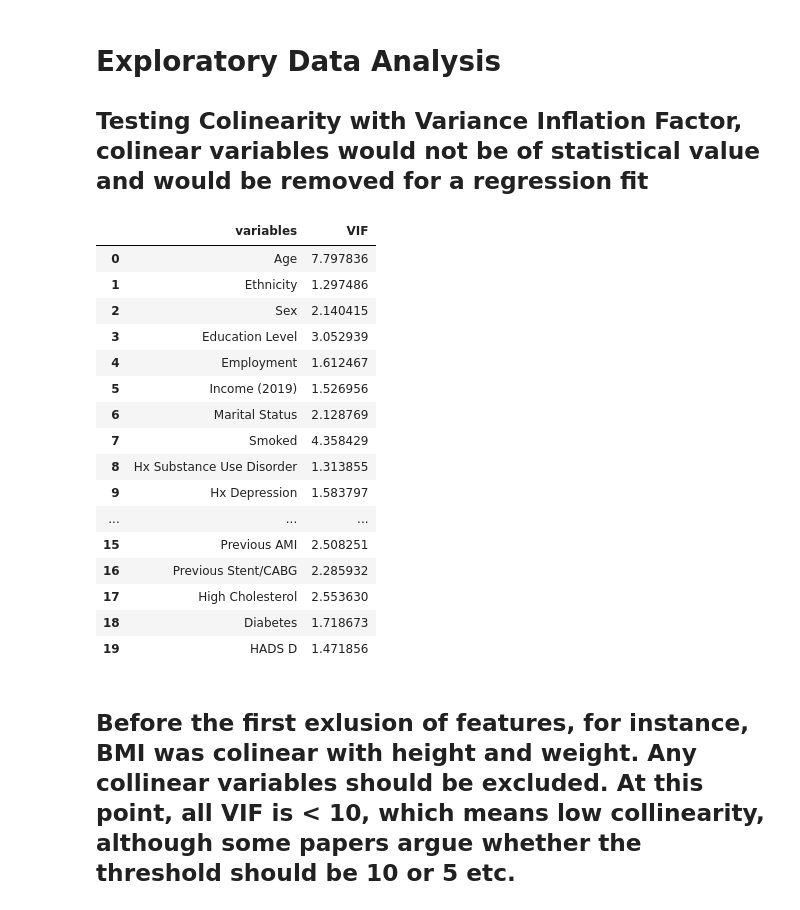
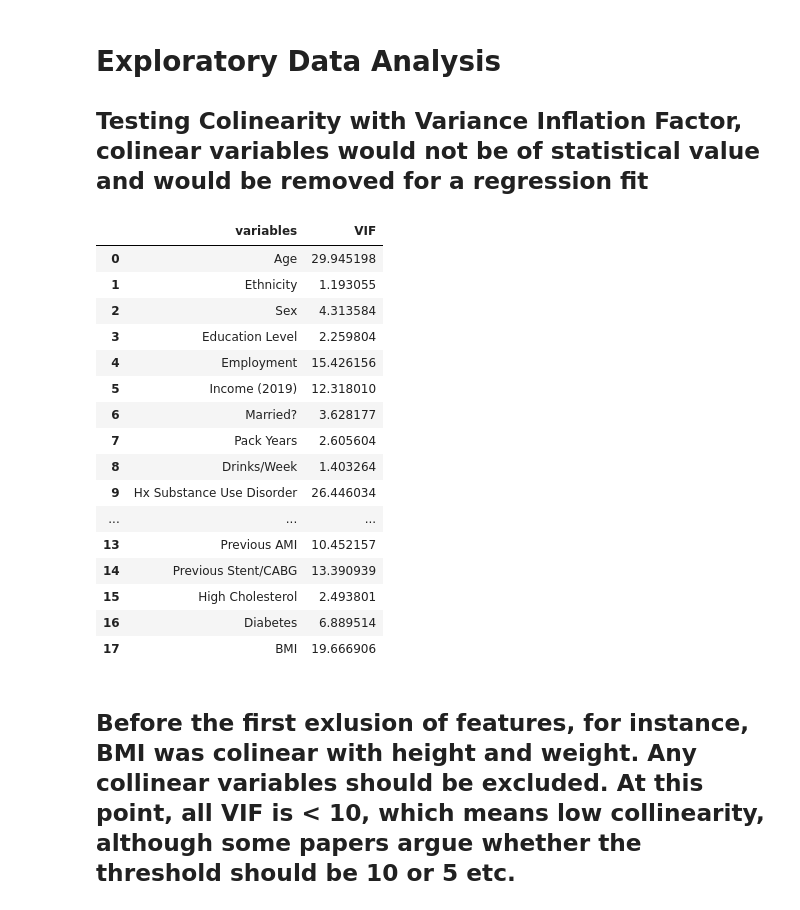
Before and after one commit to ricky-hu/wamida, a Jupyter notebook: stats.ipynb, the cells around one changed output. Saved outputs shown, nothing was run; the diff lists cells and outputs as text; code cells hidden in the pictures.

```diff
--- a/stats.ipynb
+++ b/stats.ipynb
@@ -42,8 +43,9 @@ import scipy.stats as stats
 
 matplotlib.rcParams['figure.figsize'] = [40, 20]
 # %%
-data = pd.read_excel('data_input_flipped.xlsx')
+data = pd.read_excel('input.xlsx')
 #Age has a space afterward in the spreadsheet,
-cols_num = ['Age ', 'Pack Years', 'Drinks/Week', 'BMI']
+data = data.drop(columns = ['Study ID'])
+cols_num = ['Age ', 'Pack Years', 'Drinks/Week', 'BMI', 'SF-12', 'Cardiac Anxiety', 'MOS Score']
 data_num = data[cols_num]
 data_cat = data.drop(columns = cols_num)
@@ -54,35 +79,35 @@ data_cat = data.drop(columns = cols_num)
 # %%
 from statsmodels.stats.outliers_influence import variance_inflation_factor
 
 def calc_vif(X):
 
     # Calculating VIF
     vif = pd.DataFrame()
     vif["variables"] = X.columns
     vif["VIF"] = [variance_inflation_factor(X.values, i) for i in range(X.shape[1])]
 
     return(vif)
 
-X = data.iloc[:,:-4]
+X = data.iloc[:,:-13].dropna()
 calc_vif(X)
 # %% [output]
 |  | variables | VIF |
-| 0 | Age | 7.797836 |
-| 1 | Ethnicity | 1.297486 |
-| 2 | Sex | 2.140415 |
-| 3 | Education Level | 3.052939 |
-| 4 | Employment | 1.612467 |
-| 5 | Income (2019) | 1.526956 |
-| 6 | Marital Status | 2.128769 |
-| 7 | Smoked | 4.358429 |
-| 8 | Hx Substance Use Disorder | 1.313855 |
-| 9 | Hx Depression | 1.583797 |
+| 0 | Age | 29.945198 |
+| 1 | Ethnicity | 1.193055 |
+| 2 | Sex | 4.313584 |
+| 3 | Education Level | 2.259804 |
+| 4 | Employment | 15.426156 |
+| 5 | Income (2019) | 12.318010 |
+| 6 | Married? | 3.628177 |
+| 7 | Pack Years | 2.605604 |
+| 8 | Drinks/Week | 1.403264 |
+| 9 | Hx Substance Use Disorder | 26.446034 |
 | ... | ... | ... |
-| 15 | Previous AMI | 2.508251 |
-| 16 | Previous Stent/CABG | 2.285932 |
-| 17 | High Cholesterol | 2.553630 |
-| 18 | Diabetes | 1.718673 |
-| 19 | HADS D | 1.471856 |
+| 13 | Previous AMI | 10.452157 |
+| 14 | Previous Stent/CABG | 13.390939 |
+| 15 | High Cholesterol | 2.493801 |
+| 16 | Diabetes | 6.889514 |
+| 17 | BMI | 19.666906 |
 # %% [markdown]
 ## Before the first exlusion of features, for instance, BMI was colinear with height and weight. Any collinear variables should be excluded. At this point, all VIF is < 10, which means low collinearity, although some papers argue whether the threshold should be 10 or 5 etc.
 # %% [markdown]
```
Also changed, not shown: parts of 18 cells of this notebook.
